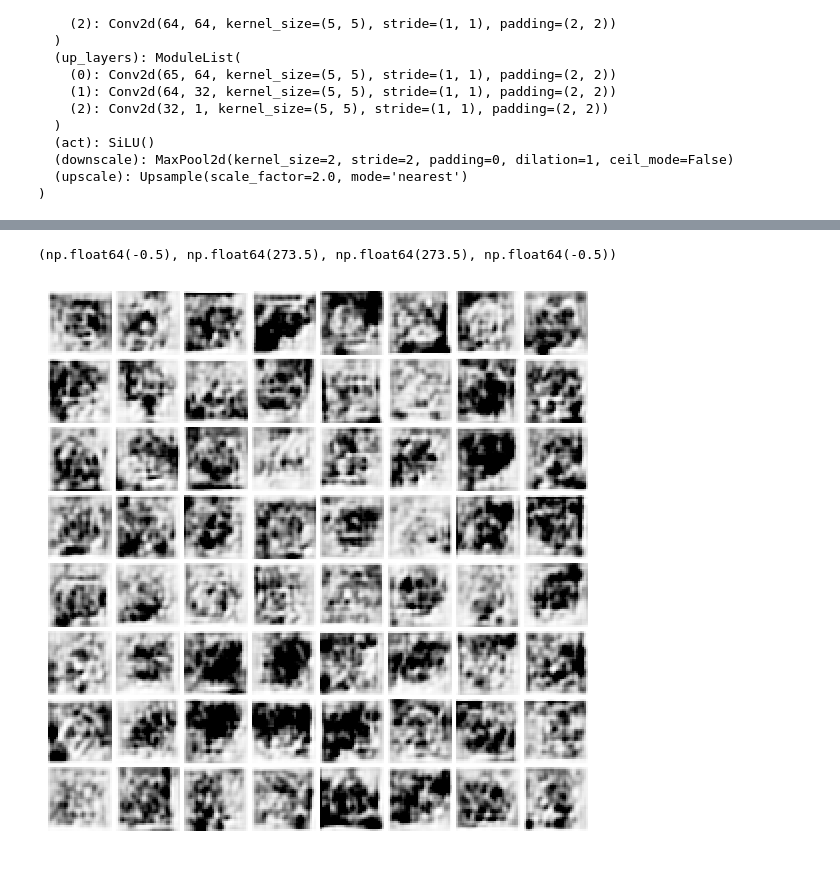
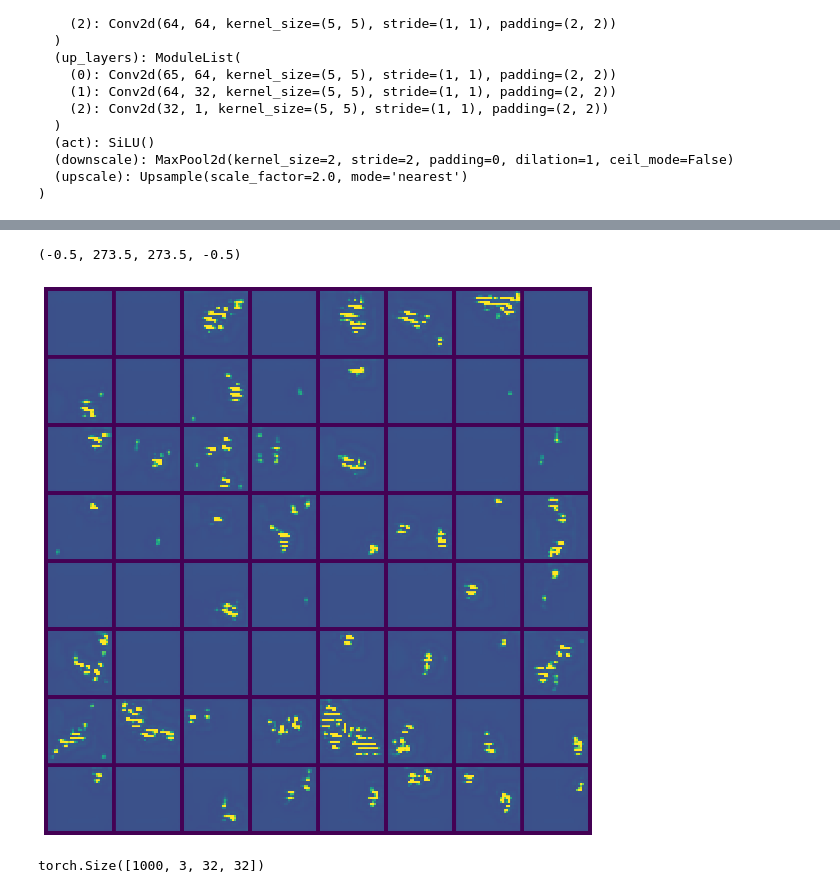
Before and after one commit to szymonsteccc/ssne_26L, a Jupyter notebook: generatywne/rozwiazanie.ipynb, the cells around one changed output, grey strips where cells are left out. Drawn from its saved outputs; the diff is of its cells as text; code cells hidden in the pictures.

```diff
--- a/generatywne/rozwiazanie.ipynb
+++ b/generatywne/rozwiazanie.ipynb
@@ -207,18 +142,32 @@ Finished epoch 4. Average loss for this epoch: 0.014774
 # %%
-n_steps = 40
-x = torch.rand(64, 3, 32, 32).to(device)
-for i in range(n_steps):
-  t = (torch.zeros(x.size(0)) + (n_steps - i)/n_steps).to(device)
-  noise_amount = torch.ones((x.shape[0], )).to(device) * (1-(i/n_steps)) # Starting high going low
-  with torch.no_grad():
-    pred = net(x, t)
-#-----------Samplowanie
-    mix_factor = 1/(n_steps - i)
-    x = x*(1-mix_factor) + pred*mix_factor
-#----------------------
+samples = sample_diffusion(
+    net,
+    device,
+    num_samples=64,
+    steps=40,
+    img_shape=(3, 32, 32),
+ )
+
+samples_vis = denormalize(samples, DEFAULT_MEAN, DEFAULT_STD)
+
 fig, ax = plt.subplots(1, 1, figsize=(12, 12))
-ax.imshow(torchvision.utils.make_grid(x.detach().cpu(), nrow=8)[0].clip(0, 1), cmap='Greys')
+ax.imshow(torchvision.utils.make_grid(samples_vis.detach().cpu(), nrow=8)[0].clip(0, 1))
 ax.axis('off')
 # %% [output]
-(np.float64(-0.5), np.float64(273.5), np.float64(273.5), np.float64(-0.5))
+(-0.5, 273.5, 273.5, -0.5)
-[figure, old version]
+[figure, new version]
+# %%
+generated = sample_diffusion(
+    net,
+    device,
+    num_samples=1000,
+    steps=40,
+    img_shape=(3, 32, 32),
+ )
+
+generated = denormalize(generated, DEFAULT_MEAN, DEFAULT_STD)
+
+save_samples(generated, "generated_diffusion.pt")
+generated.shape
+# %% [output]
+torch.Size([1000, 3, 32, 32])
```
Also changed, not shown: parts of 11 cells of this notebook, 9 other files.
